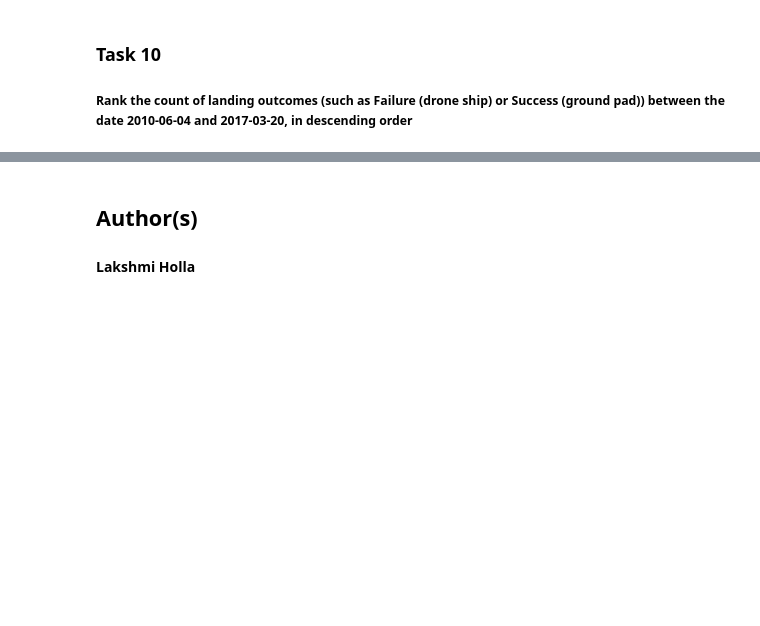
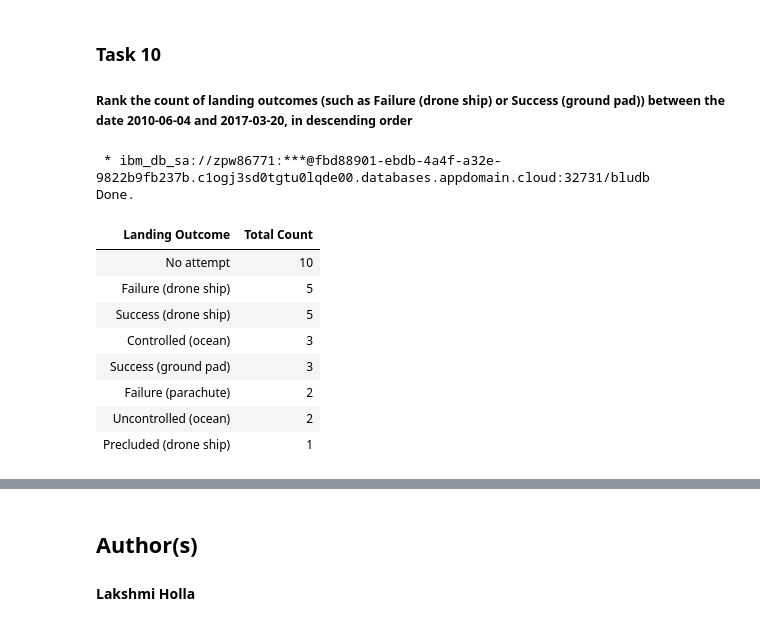
Before and after one commit to nitin7478/Coursera-ML-Project, a Jupyter notebook: Week2(1)_EDA_SQL.ipynb, the cells around one changed output, grey strips where cells are left out. Saved outputs shown, nothing was run; the diff lists cells and outputs as text; code cells hidden in the pictures; blank space fills up the shorter version.

```diff
--- a/Week2(1)_EDA_SQL.ipynb
+++ b/Week2(1)_EDA_SQL.ipynb
@@ -280,0 +288,3 @@ _Hint:Use min function_
+# %%
+%sql SELECT {fn MONTHNAME(DATE)} as "Month", BOOSTER_VERSION, LAUNCH_SITE FROM SPACEX WHERE year(DATE) = '2015' AND \
+LANDING__OUTCOME = 'Failure (drone ship)';
@@ -282,3 +298,20 @@ _Hint:Use min function_
 ### Task 10
 
 ##### Rank the count of landing outcomes (such as Failure (drone ship) or Success (ground pad)) between the date 2010-06-04 and 2017-03-20, in descending order
+# %%
+%sql SELECT LANDING__OUTCOME as "Landing Outcome", COUNT(LANDING__OUTCOME) AS "Total Count" FROM SPACEX \
+WHERE DATE BETWEEN '2010-06-04' AND '2017-03-20' \
+GROUP BY  LANDING__OUTCOME \
+ORDER BY COUNT(LANDING__OUTCOME) DESC ;
+# %% [output]
+ * ibm_db_sa://zpw86771:***@fbd88901-ebdb-4a4f-a32e-9822b9fb237b.c1ogj3sd0tgtu0lqde00.databases.appdomain.cloud:32731/bludb
+Done.
+| Landing Outcome | Total Count |
+| No attempt | 10 |
+| Failure (drone ship) | 5 |
+| Success (drone ship) | 5 |
+| Controlled (ocean) | 3 |
+| Success (ground pad) | 3 |
+| Failure (parachute) | 2 |
+| Uncontrolled (ocean) | 2 |
+| Precluded (drone ship) | 1 |
```
Also changed, not shown: parts of 34 cells of this notebook.
